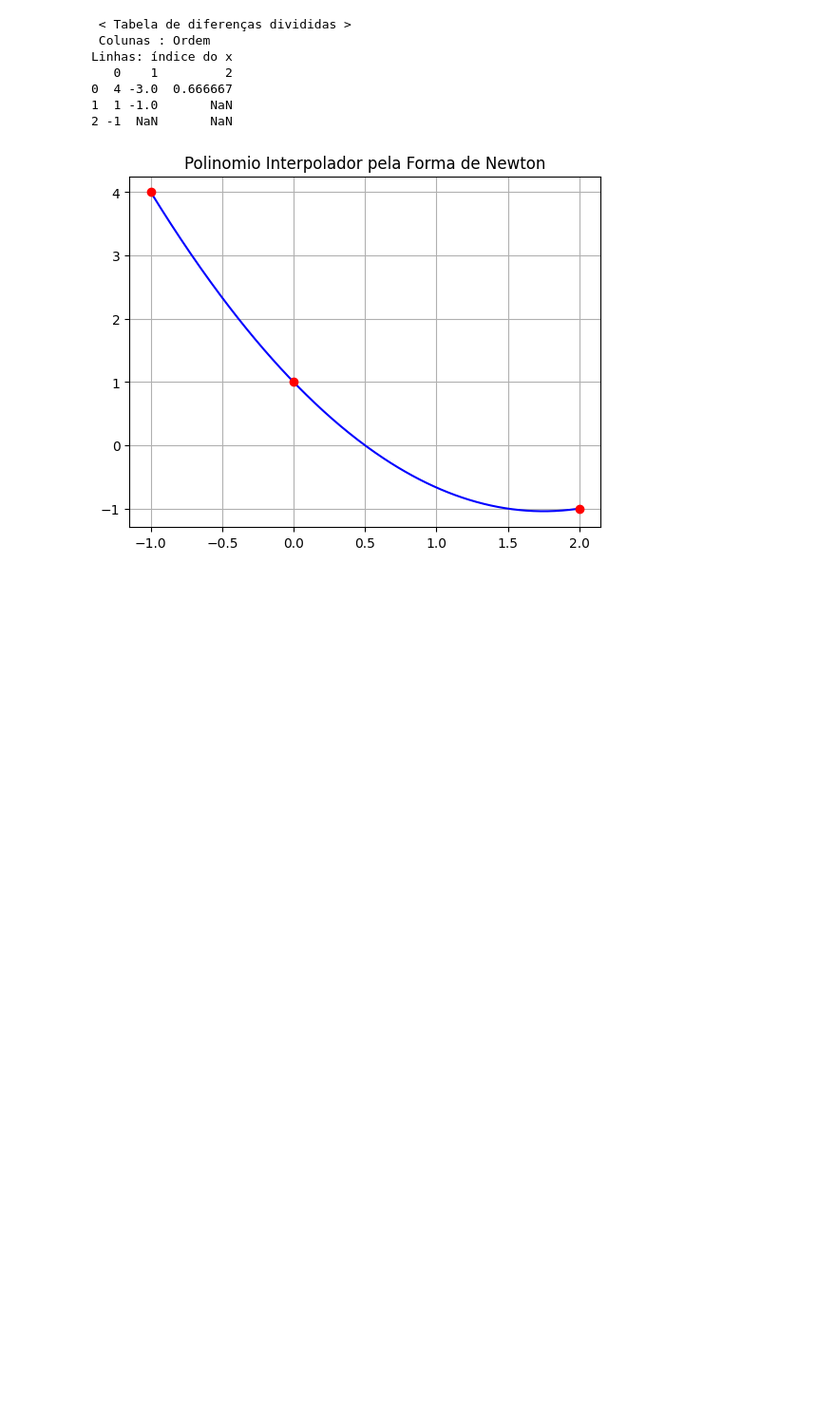
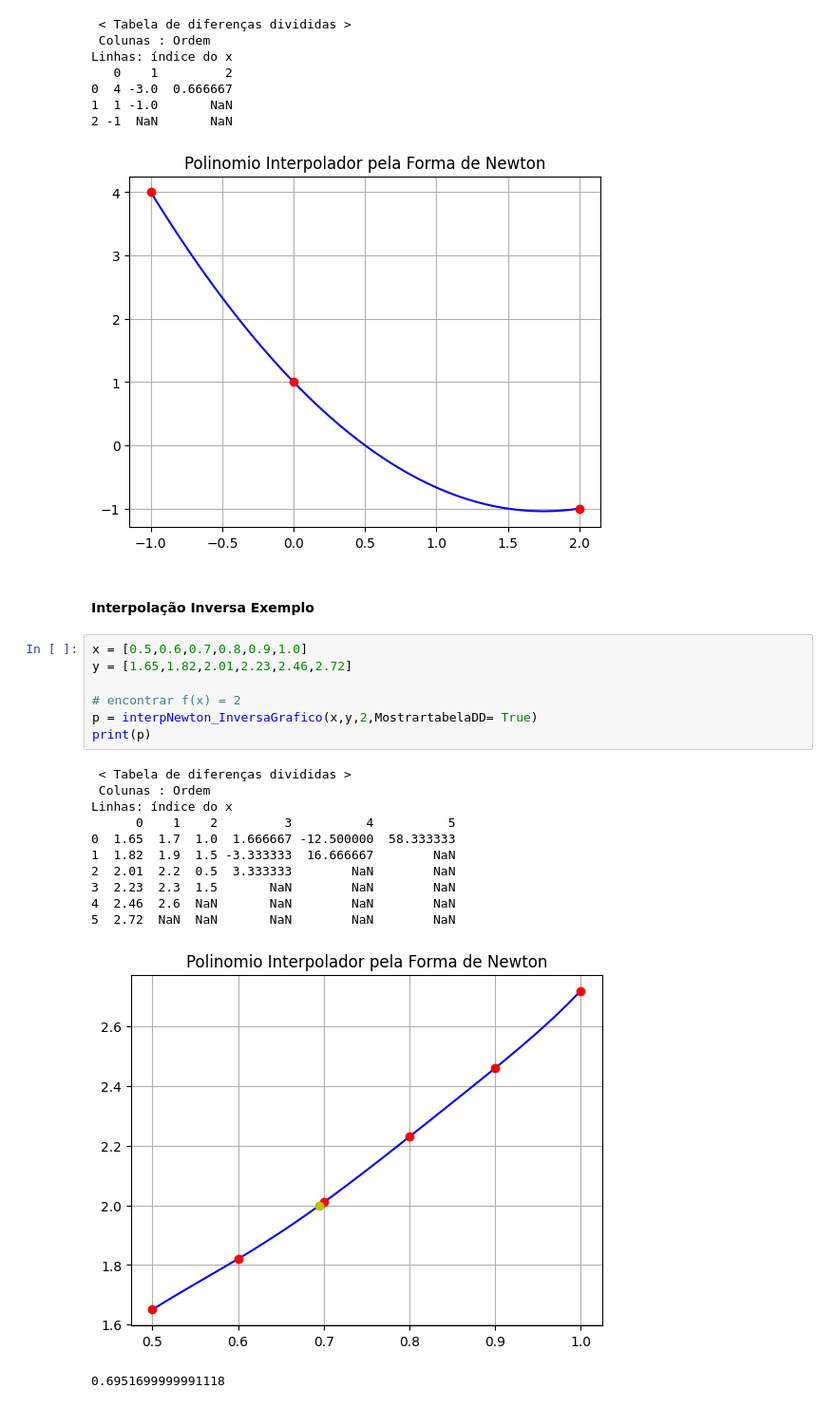
Before and after one commit to syannekaroline/MatematicaComputacional, a Jupyter notebook: ExercícioPratico05_Interpolacao.ipynb, the cells around one changed output. Shown at 95% size. Drawn from its saved outputs; the diff is of its cells as text; blank space fills up the shorter version.

```diff
--- a/ExercícioPratico05_Interpolacao.ipynb
+++ b/ExercícioPratico05_Interpolacao.ipynb
@@ -433,3 +492,25 @@ Linhas: índice do x
 1  1 -1.0       NaN
 2 -1  NaN       NaN
 [figure]
+# %% [markdown]
+#### Interpolação Inversa Exemplo
+# %%
+x = [0.5,0.6,0.7,0.8,0.9,1.0]
+y = [1.65,1.82,2.01,2.23,2.46,2.72]
+
+# encontrar f(x) = 2
+p = interpNewton_InversaGrafico(x,y,2,MostrartabelaDD= True)
+print(p)
+# %% [output]
+ < Tabela de diferenças divididas >
+ Colunas : Ordem
+Linhas: índice do x
+      0    1    2         3          4          5
+0  1.65  1.7  1.0  1.666667 -12.500000  58.333333
+1  1.82  1.9  1.5 -3.333333  16.666667        NaN
+2  2.01  2.2  0.5  3.333333        NaN        NaN
+3  2.23  2.3  1.5       NaN        NaN        NaN
+4  2.46  2.6  NaN       NaN        NaN        NaN
+5  2.72  NaN  NaN       NaN        NaN        NaN
+[figure, added]
+0.6951699999991118
```
Also changed, not shown: parts of 4 cells of this notebook, 3 other files.
